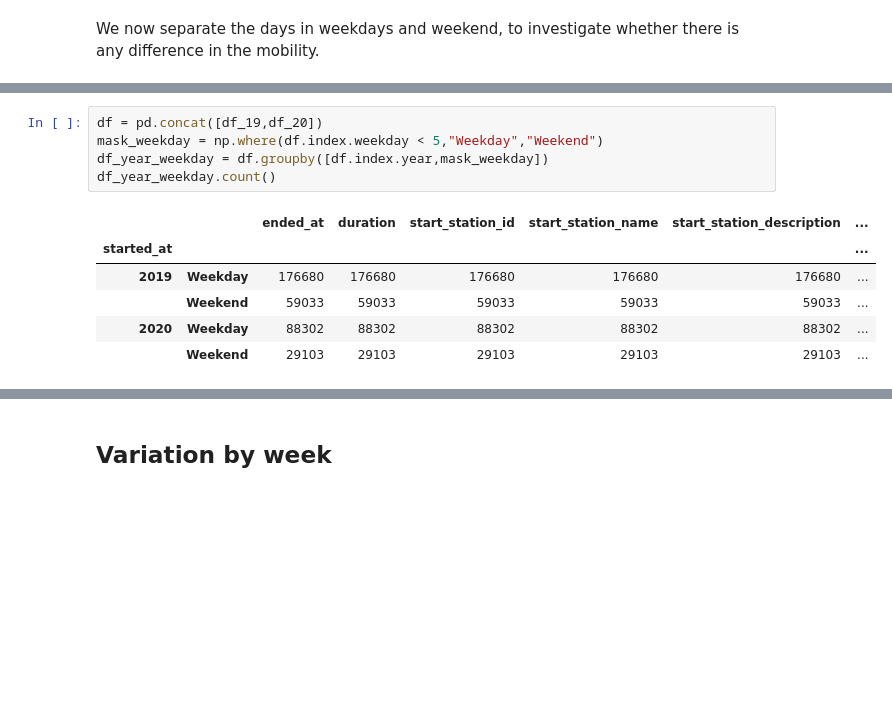
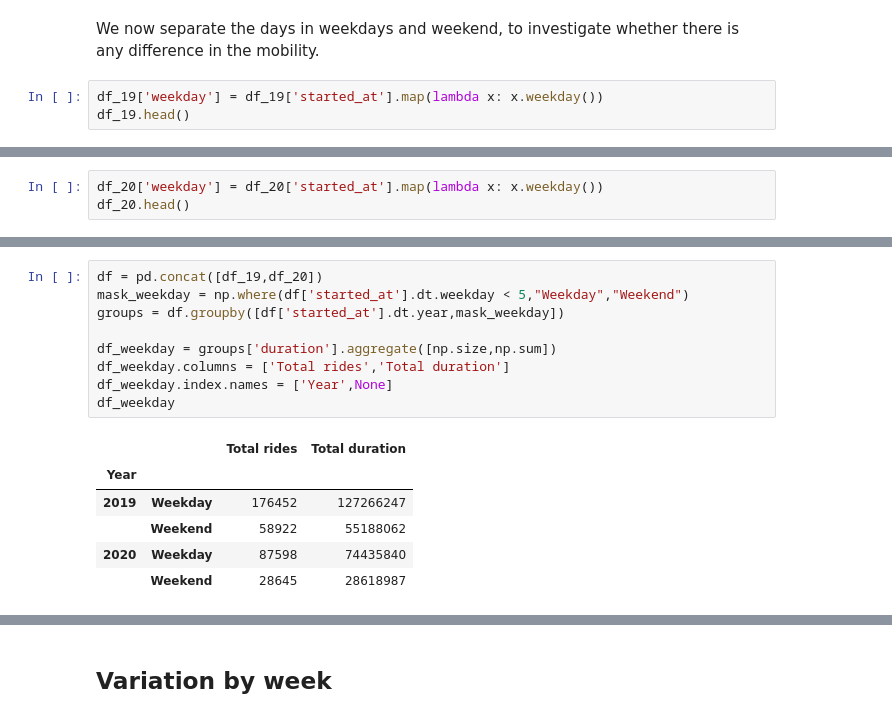
Before and after one commit to Cucni/oslo-bikes-mobility-data, a Jupyter notebook: April.ipynb, the cells around one changed output, grey strips where cells are left out. Cells and saved outputs as stored; diff of their text form; blank space fills up the shorter version.

```diff
--- a/April.ipynb
+++ b/April.ipynb
@@ -373,3 +373,6 @@ This first study is not conclusive on the _reasons_ though. We would be able to
 ## Variation by day of the week
 # %% [markdown]
 We now separate the days in weekdays and weekend, to investigate whether there is any difference in the mobility.
+# %%
+df_19['weekday'] = df_19['started_at'].map(lambda x: x.weekday())
+df_19.head()
@@ -375,0 +386,3 @@ We now separate the days in weekdays and weekend, to investigate whether there i
+# %%
+df_20['weekday'] = df_20['started_at'].map(lambda x: x.weekday())
+df_20.head()
@@ -376,12 +396,16 @@ We now separate the days in weekdays and weekend, to investigate whether there i
 # %%
 df = pd.concat([df_19,df_20])
-mask_weekday = np.where(df.index.weekday < 5,"Weekday","Weekend")
-df_year_weekday = df.groupby([df.index.year,mask_weekday])
-df_year_weekday.count()
+mask_weekday = np.where(df['started_at'].dt.weekday < 5,"Weekday","Weekend")
+groups = df.groupby([df['started_at'].dt.year,mask_weekday])
+
+df_weekday = groups['duration'].aggregate([np.size,np.sum])
+df_weekday.columns = ['Total rides','Total duration']
+df_weekday.index.names = ['Year',None]
+df_weekday
 # %% [output]
-|  |  | ended_at | duration | start_station_id | start_station_name | start_station_description | ... |
-| started_at |  |  |  |  |  |  | ... |
-| 2019 | Weekday | 176680 | 176680 | 176680 | 176680 | 176680 | ... |
-|  | Weekend | 59033 | 59033 | 59033 | 59033 | 59033 | ... |
-| 2020 | Weekday | 88302 | 88302 | 88302 | 88302 | 88302 | ... |
-|  | Weekend | 29103 | 29103 | 29103 | 29103 | 29103 | ... |
+|  |  | Total rides | Total duration |
+| Year |  |  |  |
+| 2019 | Weekday | 176452 | 127266247 |
+|  | Weekend | 58922 | 55188062 |
+| 2020 | Weekday | 87598 | 74435840 |
+|  | Weekend | 28645 | 28618987 |
```
Also changed, not shown: parts of 6 cells of this notebook.
